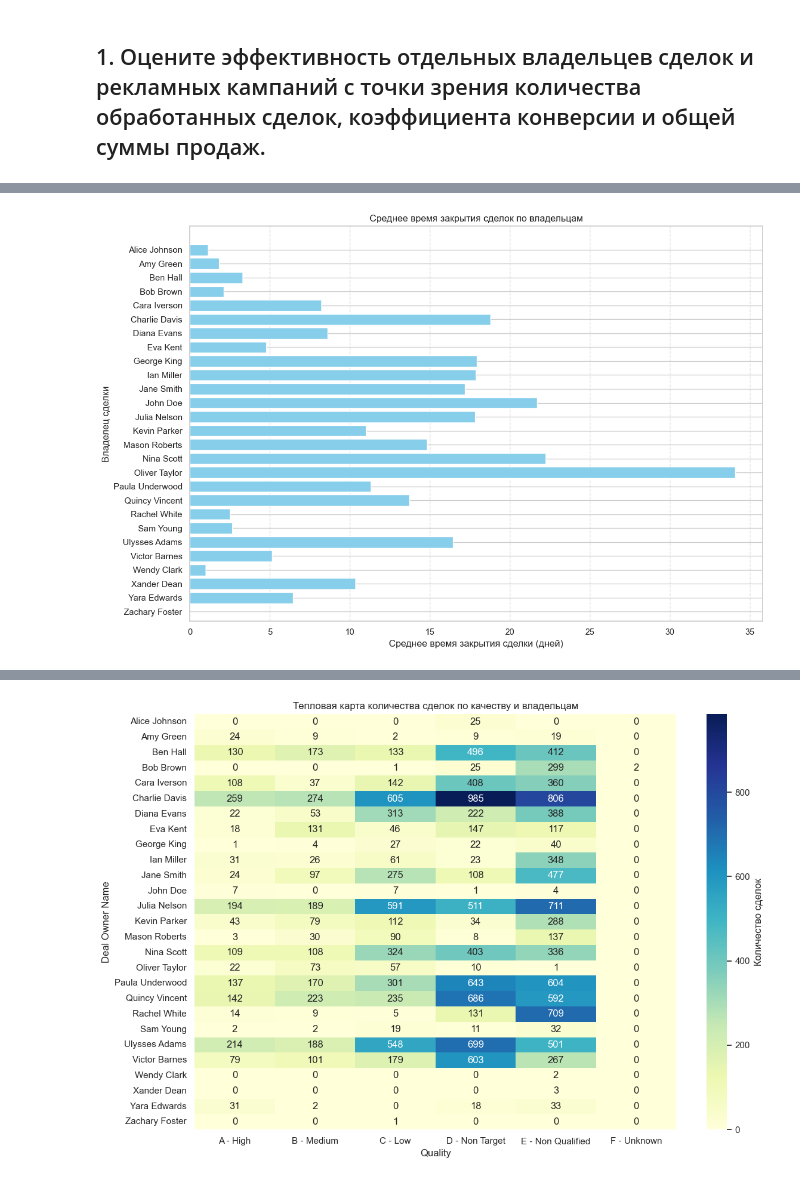
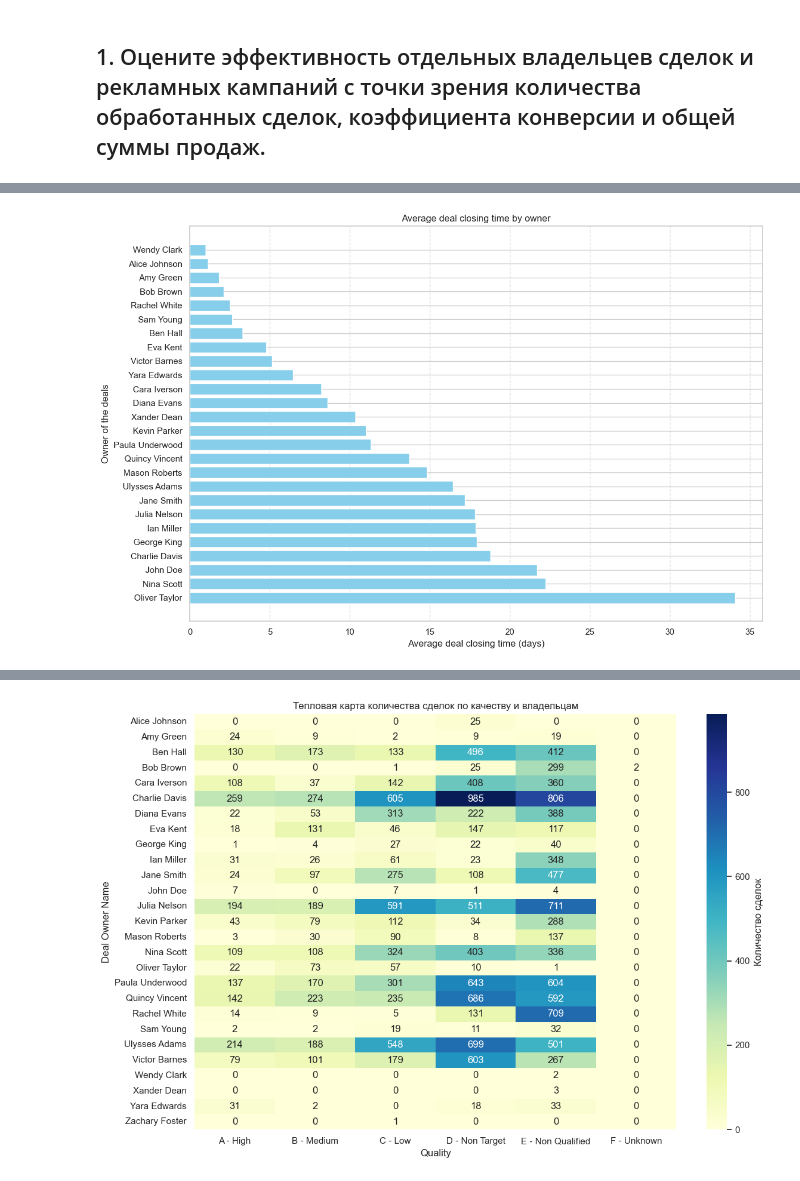
Before and after one commit to Katarina-dev/ICH, a Jupyter notebook: Python/hw/DA_PROJECT/sales_analysis.ipynb, the cells around one changed output, grey strips where cells are left out. Drawn from its saved outputs; the diff is of its cells as text; code cells hidden in the pictures.

```diff
--- a/Python/hw/DA_PROJECT/sales_analysis.ipynb
+++ b/Python/hw/DA_PROJECT/sales_analysis.ipynb
@@ -136,20 +104,24 @@ print(avg_closing_time)
 25     Yara Edwards                 6.440000
 26   Zachary Foster                      NaN
 # %%
+# visualize the Average closing time of all transactions by owners
+
 import matplotlib.pyplot as plt
+
+# Сортировка: от самого быстрого к самому медленному
+avg_closing_time = avg_closing_time.dropna().sort_values(by='Avg Closing Time (days)', ascending=False)
 
 plt.figure(figsize=(12, 8))
 plt.barh(
     avg_closing_time['Deal Owner Name'],
     avg_closing_time['Avg Closing Time (days)'],
     color='skyblue'
 )
-plt.xlabel('Среднее время закрытия сделки (дней)')
-plt.ylabel('Владелец сделки')
-plt.title('Среднее время закрытия сделок по владельцам')
-plt.gca().invert_yaxis()  # чтобы самый быстрый сверху был
+plt.xlabel('Average deal closing time (days)')
+plt.ylabel('Owner of the deals')
+plt.title('Average deal closing time by owner')
 plt.grid(axis='x', linestyle='--', alpha=0.7)
 plt.tight_layout()
 plt.show()
 # %% [output]
-[figure, old version]
+[figure, new version]
```
Also changed, not shown: parts of 28 cells of this notebook, 9 other files.
